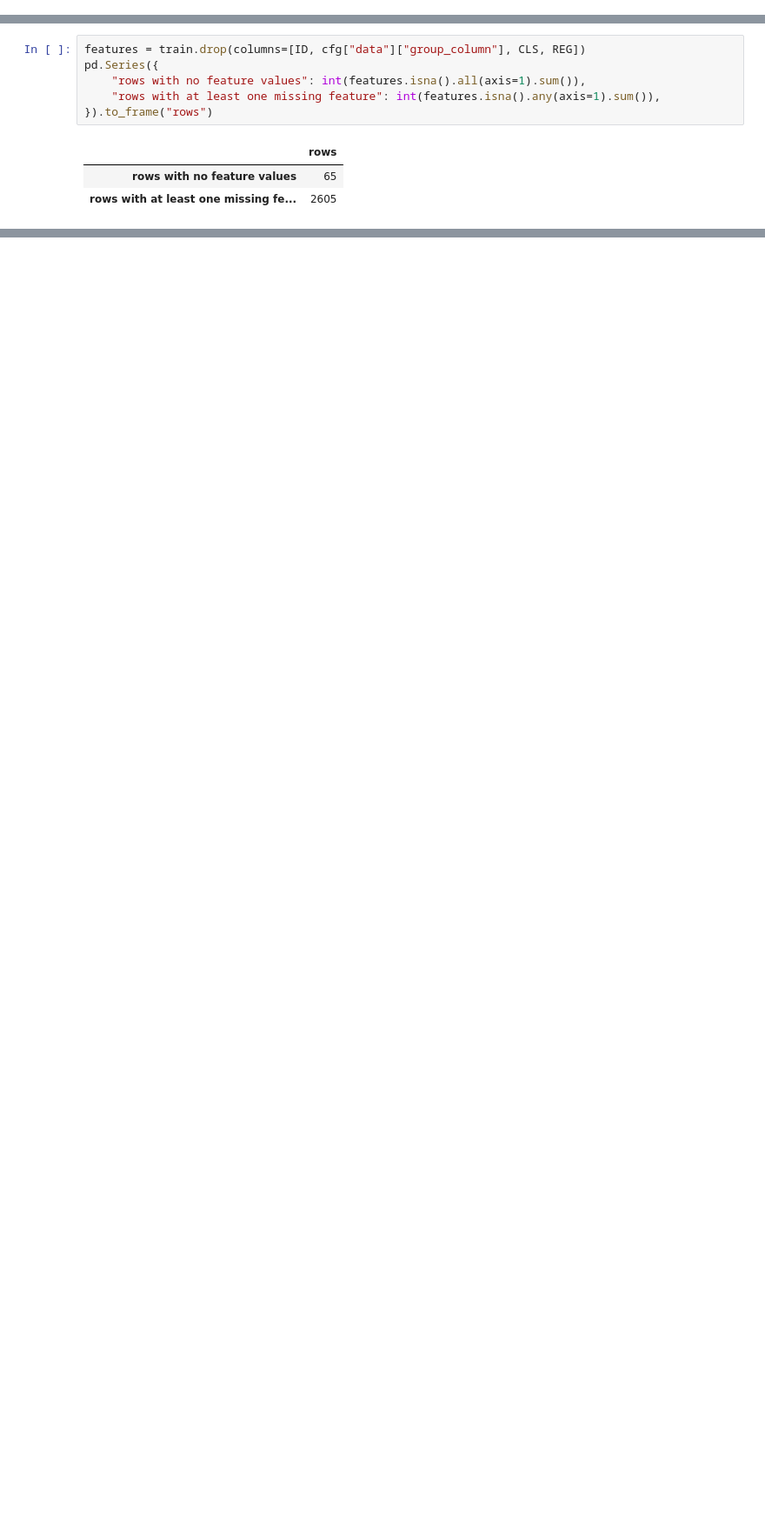
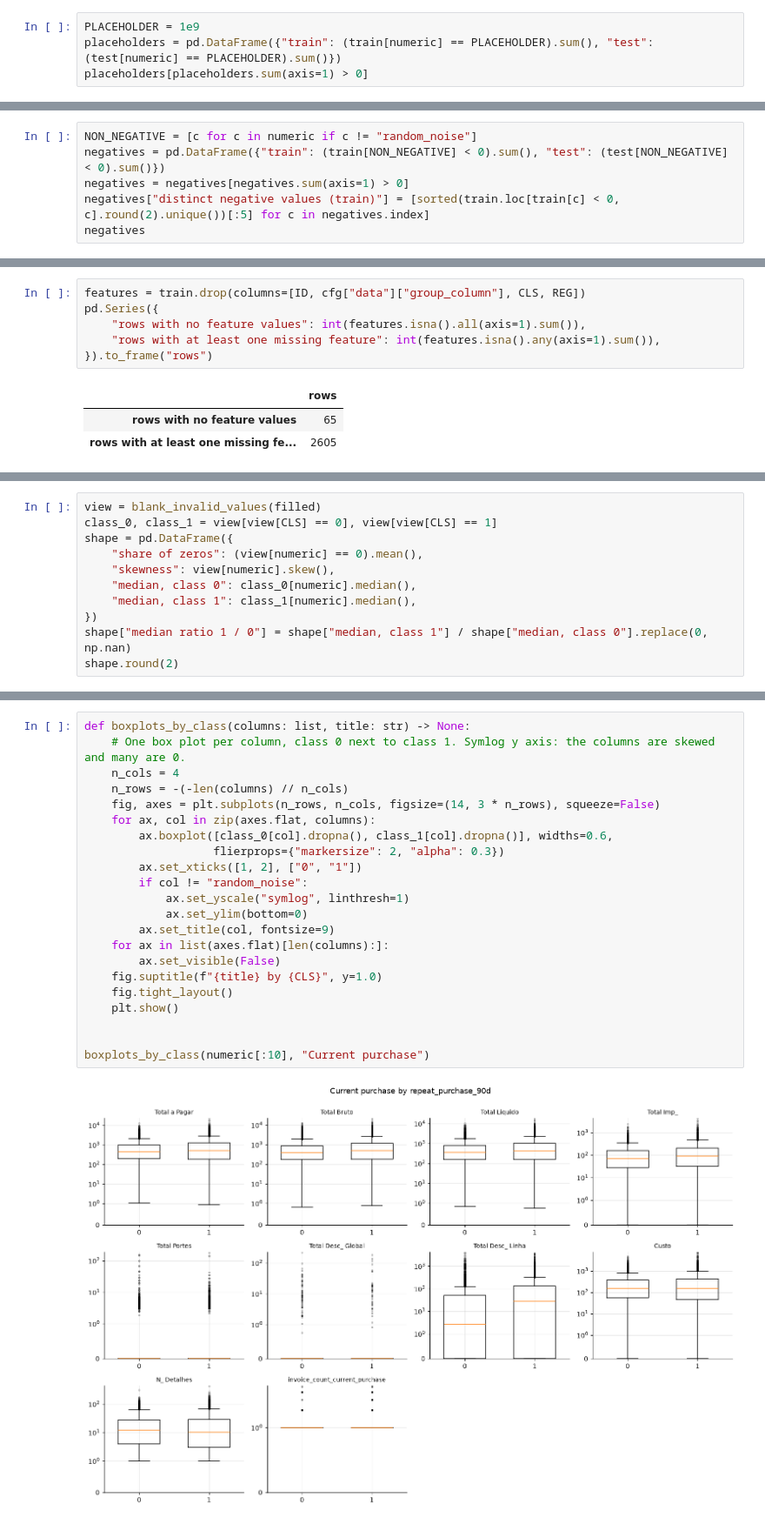
Before and after one commit to tiagocrz/ETAI-Project, a Jupyter notebook: notebooks/01_eda.ipynb, the cells around one changed output, grey strips where cells are left out. Shown at 87% size. Drawn from its saved outputs; the diff is of its cells as text; blank space fills up the shorter version.

Commit message:
Data Analysis - Placeholders, Invalid Values and Missing Values (deeper) - part 3

```diff
--- a/notebooks/01_eda.ipynb
+++ b/notebooks/01_eda.ipynb
@@ -225,0 +356,4 @@ zeros or negatives. The very high and very low amounts look like real customers,
+# %%
+PLACEHOLDER = 1e9
+placeholders = pd.DataFrame({"train": (train[numeric] == PLACEHOLDER).sum(), "test": (test[numeric] == PLACEHOLDER).sum()})
+placeholders[placeholders.sum(axis=1) > 0]
@@ -225,0 +381,6 @@ zeros or negatives. The very high and very low amounts look like real customers,
+# %%
+NON_NEGATIVE = [c for c in numeric if c != "random_noise"]
+negatives = pd.DataFrame({"train": (train[NON_NEGATIVE] < 0).sum(), "test": (test[NON_NEGATIVE] < 0).sum()})
+negatives = negatives[negatives.sum(axis=1) > 0]
+negatives["distinct negative values (train)"] = [sorted(train.loc[train[c] < 0, c].round(2).unique())[:5] for c in negatives.index]
+negatives
@@ -294,0 +906,11 @@ The missing values fall into a few groups:
+# %%
+view = blank_invalid_values(filled)
+class_0, class_1 = view[view[CLS] == 0], view[view[CLS] == 1]
+shape = pd.DataFrame({
+    "share of zeros": (view[numeric] == 0).mean(),
+    "skewness": view[numeric].skew(),
+    "median, class 0": class_0[numeric].median(),
+    "median, class 1": class_1[numeric].median(),
+})
+shape["median ratio 1 / 0"] = shape["median, class 1"] / shape["median, class 0"].replace(0, np.nan)
+shape.round(2)
@@ -294,0 +943,24 @@ The missing values fall into a few groups:
+# %%
+def boxplots_by_class(columns: list, title: str) -> None:
+    # One box plot per column, class 0 next to class 1. Symlog y axis: the columns are skewed and many are 0.
+    n_cols = 4
+    n_rows = -(-len(columns) // n_cols)
+    fig, axes = plt.subplots(n_rows, n_cols, figsize=(14, 3 * n_rows), squeeze=False)
+    for ax, col in zip(axes.flat, columns):
+        ax.boxplot([class_0[col].dropna(), class_1[col].dropna()], widths=0.6,
+                   flierprops={"markersize": 2, "alpha": 0.3})
+        ax.set_xticks([1, 2], ["0", "1"])
+        if col != "random_noise":
+            ax.set_yscale("symlog", linthresh=1)
+            ax.set_ylim(bottom=0)
+        ax.set_title(col, fontsize=9)
+    for ax in list(axes.flat)[len(columns):]:
+        ax.set_visible(False)
+    fig.suptitle(f"{title} by {CLS}", y=1.0)
+    fig.tight_layout()
+    plt.show()
+
+
+boxplots_by_class(numeric[:10], "Current purchase")
+# %% [output]
+[figure, added]
```
Also changed, not shown: parts of 77 cells of this notebook, 2 other files.
